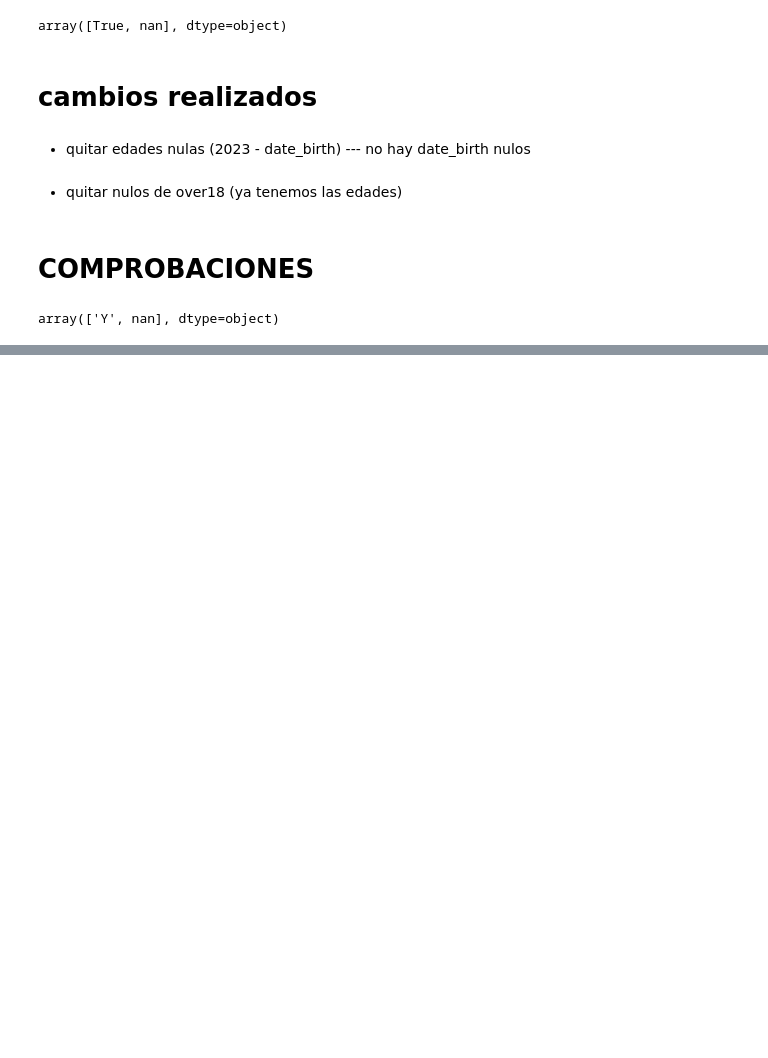
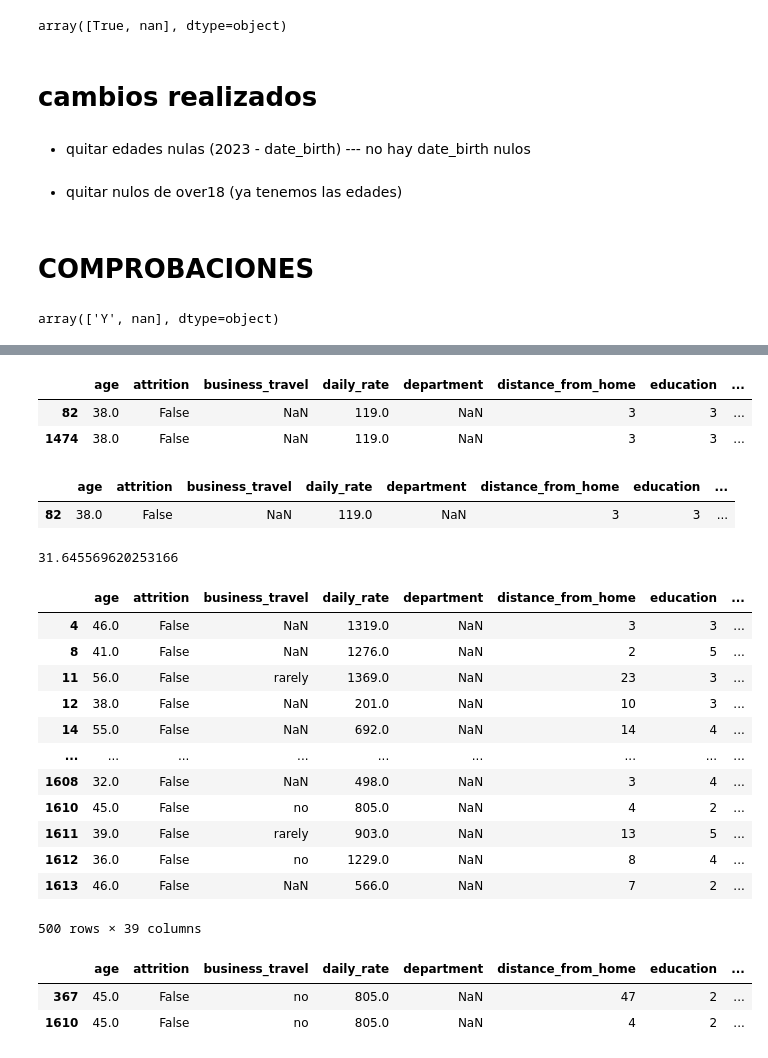
Before and after one commit to icorreald/proyecto-da-promo-G-modulo-3-team-3, a Jupyter notebook: notebooks-trabajo/isa.ipynb, the cells around one changed output, grey strips where cells are left out. Drawn from its saved outputs; the diff is of its cells as text; code cells hidden in the pictures; blank space fills up the shorter version.

```diff
--- a/notebooks-trabajo/isa.ipynb
+++ b/notebooks-trabajo/isa.ipynb
@@ -1,6 +1,7 @@
 # %%
 import pandas as pd
 import numpy as np
+pd.set_option('display.max_columns', None)
 # %% [output]
 Pyarrow will become a required dependency of pandas in the next major release of pandas (pandas 3.0),
 (to allow more performant data types, such as the Arrow string type, and better interoperability with other libraries)
@@ -481,3 +482,5 @@ df_sucio = pd.read_csv('../csv-archivos/HR RAW DATA.csv')
 df_sucio['Over18'].unique()
 # %% [output]
 array(['Y', nan], dtype=object)
+# %%
+df = pd.read_csv('../csv-archivos/datos_limpios.csv', index_col=0)
@@ -483,0 +526,39 @@ array(['Y', nan], dtype=object)
+# %%
+df[df['employee_number']==307]
+# %% [output]
+|  | age | attrition | business_travel | daily_rate | department | distance_from_home | education | ... |
+| 82 | 38.0 | False | NaN | 119.0 | NaN | 3 | 3 | ... |
+| 1474 | 38.0 | False | NaN | 119.0 | NaN | 3 | 3 | ... |
+# %%
+df.drop_duplicates(inplace=True)
+# %%
+df[df['employee_number']==307]
+# %% [output]
+|  | age | attrition | business_travel | daily_rate | department | distance_from_home | education | ... |
+| 82 | 38.0 | False | NaN | 119.0 | NaN | 3 | 3 | ... |
+# %%
+df['employee_number'].duplicated().sum()/df['employee_number'].shape[0]*100
+# %% [output]
+31.645569620253166
+# %%
+df[df['employee_number'].duplicated()]
+# %% [output]
+|  | age | attrition | business_travel | daily_rate | department | distance_from_home | education | ... |
+| 4 | 46.0 | False | NaN | 1319.0 | NaN | 3 | 3 | ... |
+| 8 | 41.0 | False | NaN | 1276.0 | NaN | 2 | 5 | ... |
+| 11 | 56.0 | False | rarely | 1369.0 | NaN | 23 | 3 | ... |
+| 12 | 38.0 | False | NaN | 201.0 | NaN | 10 | 3 | ... |
+| 14 | 55.0 | False | NaN | 692.0 | NaN | 14 | 4 | ... |
+| ... | ... | ... | ... | ... | ... | ... | ... | ... |
+| 1608 | 32.0 | False | NaN | 498.0 | NaN | 3 | 4 | ... |
+| 1610 | 45.0 | False | no | 805.0 | NaN | 4 | 2 | ... |
+| 1611 | 39.0 | False | rarely | 903.0 | NaN | 13 | 5 | ... |
+| 1612 | 36.0 | False | no | 1229.0 | NaN | 8 | 4 | ... |
+| 1613 | 46.0 | False | NaN | 566.0 | NaN | 7 | 2 | ... |
+500 rows × 39 columns
+# %%
+df[df['employee_number']==972]
+# %% [output]
+|  | age | attrition | business_travel | daily_rate | department | distance_from_home | education | ... |
+| 367 | 45.0 | False | no | 805.0 | NaN | 47 | 2 | ... |
+| 1610 | 45.0 | False | no | 805.0 | NaN | 4 | 2 | ... |
```
Also changed, not shown: parts of 11 cells of this notebook, 6 other files.
